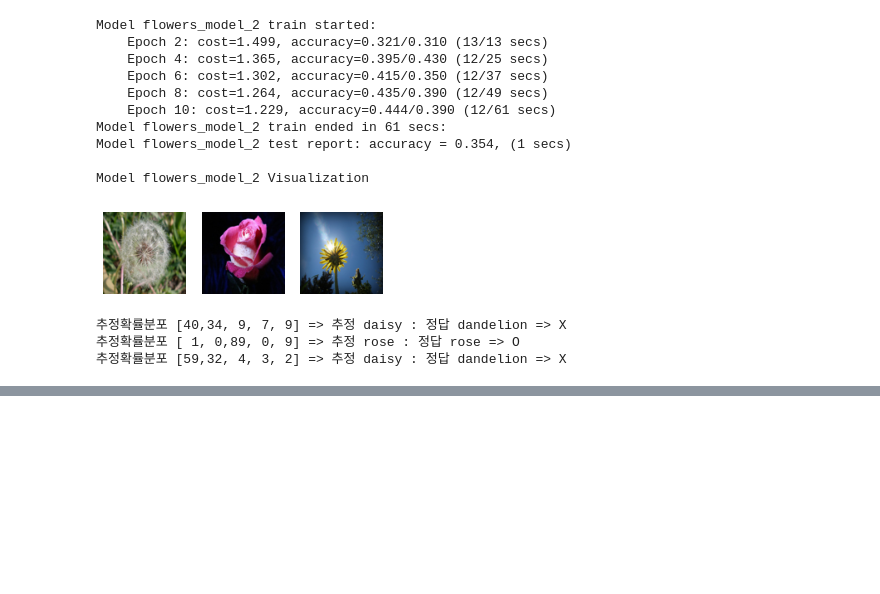
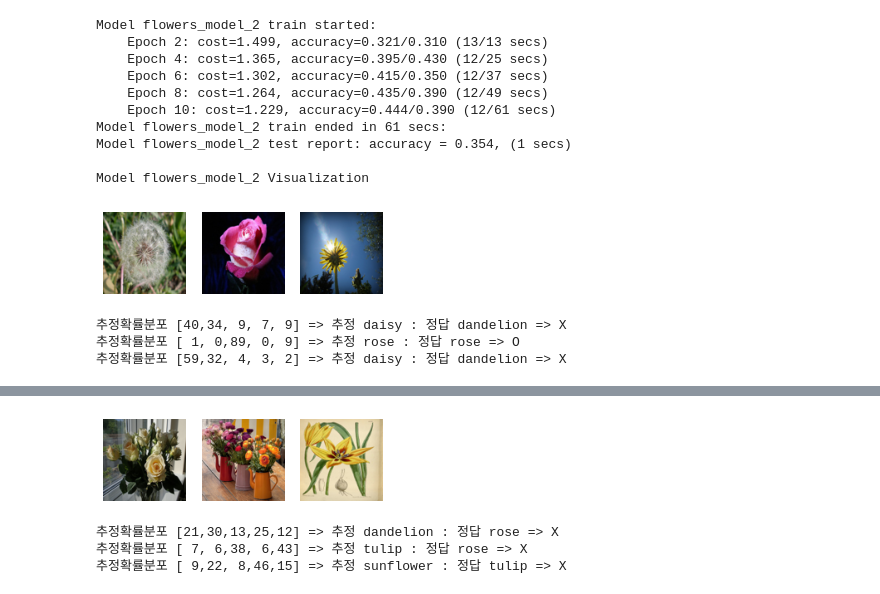
Before and after one commit to Yong-Bin-Park/Deep_Learning, a Jupyter notebook: mlp_model_test.ipynb, the cells around one changed output, grey strips where cells are left out. Drawn from its saved outputs; the diff is of its cells as text; code cells hidden in the pictures; blank space fills up the shorter version.

```diff
--- a/mlp_model_test.ipynb
+++ b/mlp_model_test.ipynb
@@ -108,3 +109,8 @@ Model flowers_model_2 Visualization
 추정확률분포 [40,34, 9, 7, 9] => 추정 daisy : 정답 dandelion => X
 추정확률분포 [ 1, 0,89, 0, 9] => 추정 rose : 정답 rose => O
 추정확률분포 [59,32, 4, 3, 2] => 추정 daisy : 정답 dandelion => X
+# %%
+#은닉계층 세개일 때
+fm3 = MlpModel('flowers_model_3', fd, [30, 20, 10])
+fm3.exec_all(epoch_count=10, report=2)
+# %% [output]
@@ -110,0 +127,4 @@ Model flowers_model_2 Visualization
+[figure, added]
+추정확률분포 [21,30,13,25,12] => 추정 dandelion : 정답 rose => X
+추정확률분포 [ 7, 6,38, 6,43] => 추정 tulip : 정답 rose => X
+추정확률분포 [ 9,22, 8,46,15] => 추정 sunflower : 정답 tulip => X
```
Also changed, not shown: parts of 12 cells of this notebook.
